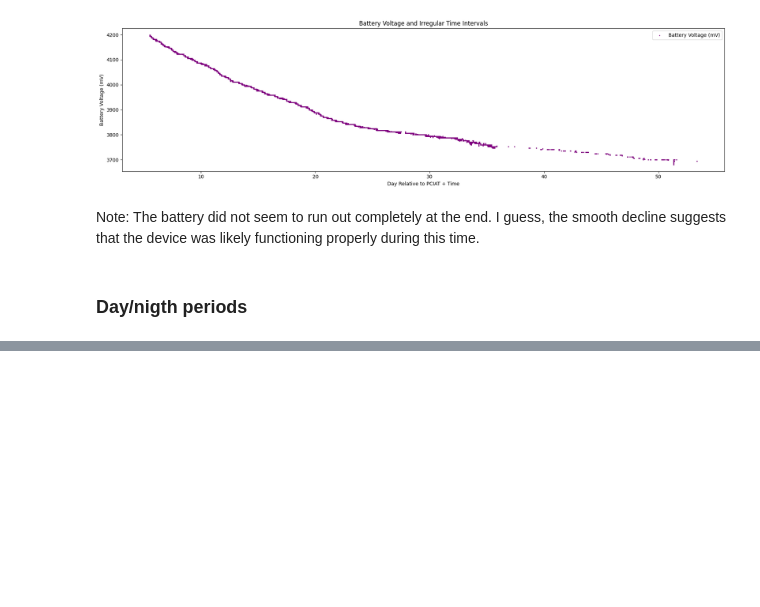
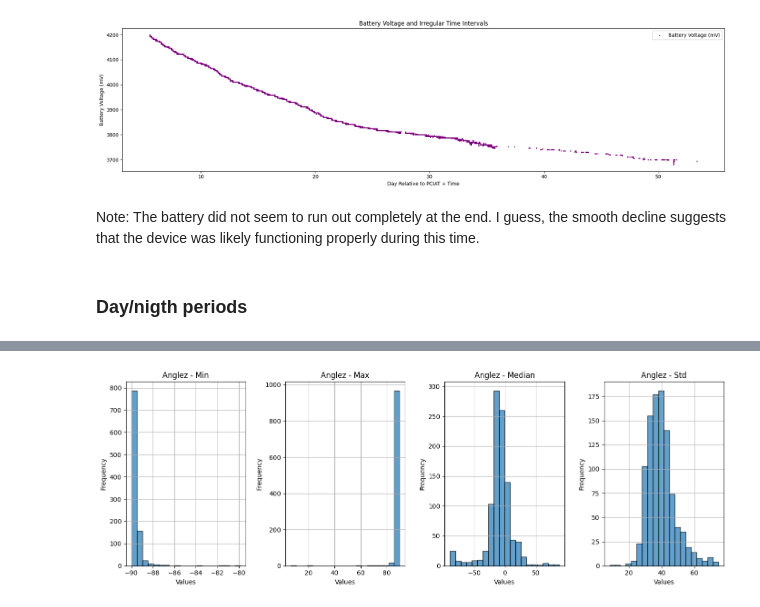
Before and after one commit to AdityaMarne/Kaggle_projects, a Jupyter notebook: ProblematicInternetUse/notebooks/EDA_Actigraphy.ipynb, the cells around one changed output, grey strips where cells are left out. Cells and saved outputs as stored; diff of their text form; code cells hidden in the pictures; blank space fills up the shorter version.

```diff
--- a/ProblematicInternetUse/notebooks/EDA_Actigraphy.ipynb
+++ b/ProblematicInternetUse/notebooks/EDA_Actigraphy.ipynb
@@ -236,0 +432,4 @@ Note: The battery did not seem to run out completely at the end. I guess, the sm
+# %%
+plot_parameter_statistics(stats_df, 'anglez')
+# %% [output]
+[figure, added]
```
Also changed, not shown: parts of 31 cells of this notebook, 1 other file.
